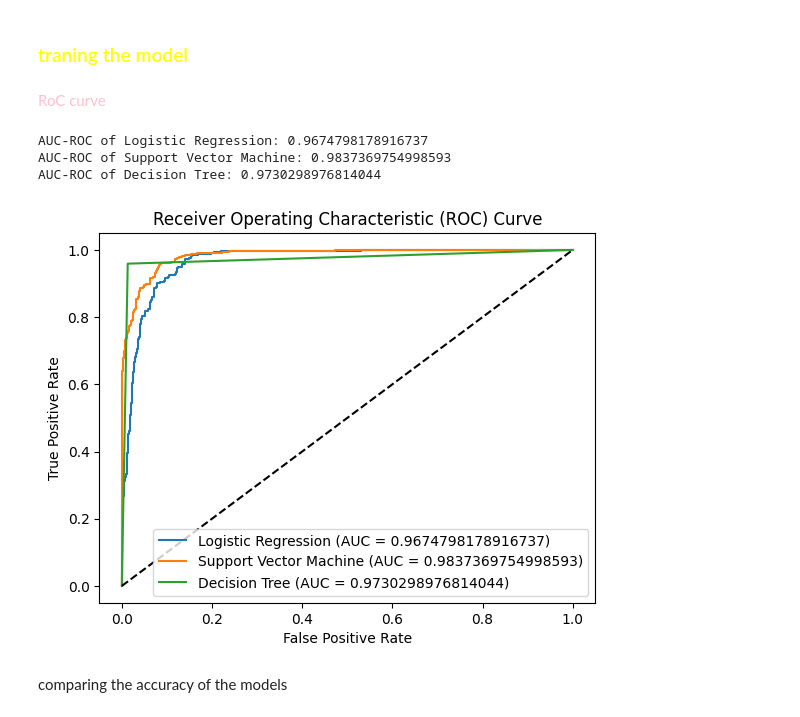
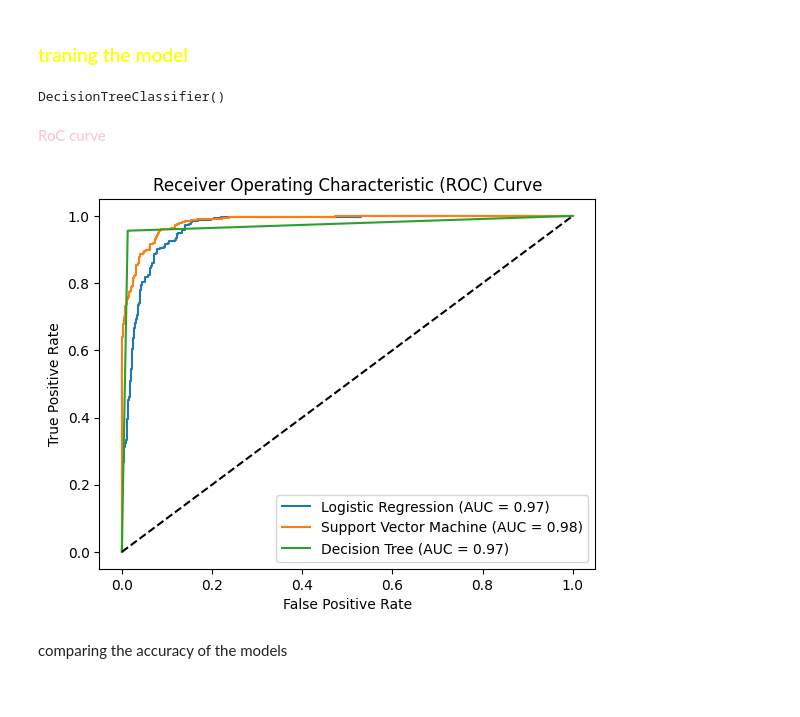
Before and after one commit to Ishaan282/ALML-loan-prediction-, a Jupyter notebook: main/proejct.ipynb, the cells around one changed output. Drawn from its saved outputs; the diff is of its cells as text; code cells hidden in the pictures.

```diff
--- a/main/proejct.ipynb
+++ b/main/proejct.ipynb
@@ -48,13 +42,11 @@ data.drop('loan_id', axis=1, inplace=True)
 
 #@ Fill missing numerical values with mean
 numerical_cols = data.select_dtypes(include=[np.number]).columns
-for col in numerical_cols:
-    data[col] = data[col].fillna(data[col].mean())
+data[numerical_cols] = data[numerical_cols].apply(lambda x: x.fillna(x.mean()))
 
 #@ Fill missing categorical values with mode
 categorical_cols = data.select_dtypes(include=['object']).columns
-for col in categorical_cols:
-    data[col] = data[col].fillna(data[col].mode()[0])
+data[categorical_cols] = data[categorical_cols].apply(lambda x: x.fillna(x.mode()[0]))
 
 # checking null values
 print(data.isnull().sum())
@@ -79,10 +71,10 @@ from sklearn.model_selection import train_test_split
 from sklearn.preprocessing import LabelEncoder
 from sklearn.preprocessing import StandardScaler
 
-# Define the categorical columns
-categorical_cols = ['no_of_dependents', 'education', 'self_employed', 'loan_status']
+# columns which have string values
+categorical_cols = ['education', 'self_employed', 'loan_status']
 
-# Remove leading and trailing spaces
+# removing spaces from the columns
 for col in data.columns:
     if data[col].dtype == 'object':  # If column is of object type (likely strings)
         data[col] = data[col].str.strip()
@@ -93,8 +85,7 @@ le = LabelEncoder()
 # Splitting the data into test and train sets
 x_train, x_test, y_train, y_test = train_test_split(data.drop('loan_status', axis=1), data['loan_status'], test_size=0.2, random_state=42)
 
-# # Initialize a dictionary to hold the label encoders
-# label_encoders = {}
+label_encoders = {} # label_encoders change the string values to numerical values
 
 # Encode the categorical columns
 for col in categorical_cols:
@@ -133,59 +124,51 @@ from sklearn.linear_model import LogisticRegression
 from sklearn.svm import SVC
 from sklearn.tree import DecisionTreeClassifier
 
-#loading the models in different vars
+
 logistic_model = LogisticRegression()
-support_vector_model = SVC(probability=True)
+support_vector_model = SVC()
 decision_tree_model = DecisionTreeClassifier()
 
 #!training the models
 logistic_model.fit(x_train, y_train)
 support_vector_model.fit(x_train, y_train)
 decision_tree_model.fit(x_train, y_train)
-
-from sklearn.metrics import roc_auc_score, roc_curve
-import matplotlib.pyplot as plt
+# %% [output]
+DecisionTreeClassifier()
 # %% [markdown]
 <p style="color:pink;"> RoC curve </p>
 # %%
 from sklearn.metrics import roc_auc_score, roc_curve
 
 # Calculate the probabilities of the positive class
 y_prob_logistic = logistic_model.predict_proba(x_test)[:, 1]
 y_prob_svc = support_vector_model.decision_function(x_test)
 y_prob_decision_tree = decision_tree_model.predict_proba(x_test)[:, 1]
 
 # Calculate the AUC-ROC
 auc_roc_logistic = roc_auc_score(y_test, y_prob_logistic)
 auc_roc_svc = roc_auc_score(y_test, y_prob_svc)
 auc_roc_decision_tree = roc_auc_score(y_test, y_prob_decision_tree)
 
-# Print the AUC-ROC scores
-print(f"AUC-ROC of Logistic Regression: {auc_roc_logistic}")
-print(f"AUC-ROC of Support Vector Machine: {auc_roc_svc}")
-print(f"AUC-ROC of Decision Tree: {auc_roc_decision_tree}")
 
 # Calculate the ROC curve points
 fpr_logistic, tpr_logistic, _ = roc_curve(y_test, y_prob_logistic)
 fpr_svc, tpr_svc, _ = roc_curve(y_test, y_prob_svc)
 fpr_decision_tree, tpr_decision_tree, _ = roc_curve(y_test, y_prob_decision_tree)
 
 # Plot the ROC curve
-plt.plot(fpr_logistic, tpr_logistic, label=f'Logistic Regression (AUC = {auc_roc_logistic})')
-plt.plot(fpr_svc, tpr_svc, label=f'Support Vector Machine (AUC = {auc_roc_svc})')
-plt.plot(fpr_decision_tree, tpr_decision_tree, label=f'Decision Tree (AUC = {auc_roc_decision_tree})')
-plt.plot([0, 1], [0, 1], 'k--')  # Add a diagonal line, which represents a random classifier
+plt.plot(fpr_logistic, tpr_logistic, label=f'Logistic Regression (AUC = {auc_roc_logistic:.2f})')
+plt.plot(fpr_svc, tpr_svc, label=f'Support Vector Machine (AUC = {auc_roc_svc:.2f})')
+plt.plot(fpr_decision_tree, tpr_decision_tree, label=f'Decision Tree (AUC = {auc_roc_decision_tree:.2f})')
+plt.plot([0, 1], [0, 1], 'k--')  # adding a diagonal line which tells if ROC curve is good or not
 
 plt.xlabel('False Positive Rate')
 plt.ylabel('True Positive Rate')
 plt.title('Receiver Operating Characteristic (ROC) Curve')
 plt.legend()
 plt.show()
 # %% [output]
-AUC-ROC of Logistic Regression: 0.9674798178916737
-AUC-ROC of Support Vector Machine: 0.9837369754998593
-AUC-ROC of Decision Tree: 0.9730298976814044
-[figure, old version]
+[figure, new version]
 # %% [markdown]
 comparing the accuracy of the models
 # %%
```
Also changed, not shown: parts of 3 cells of this notebook.
